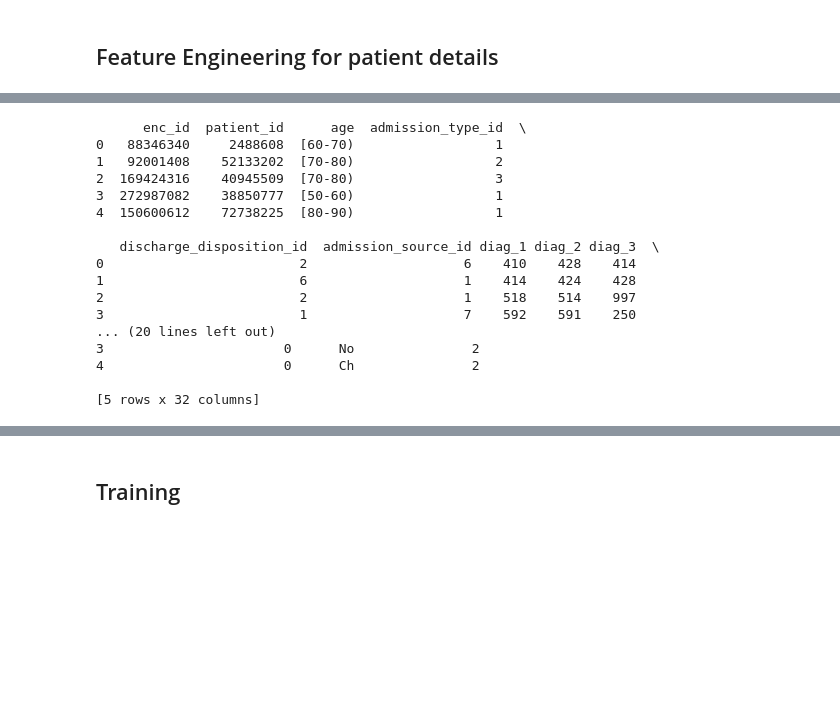
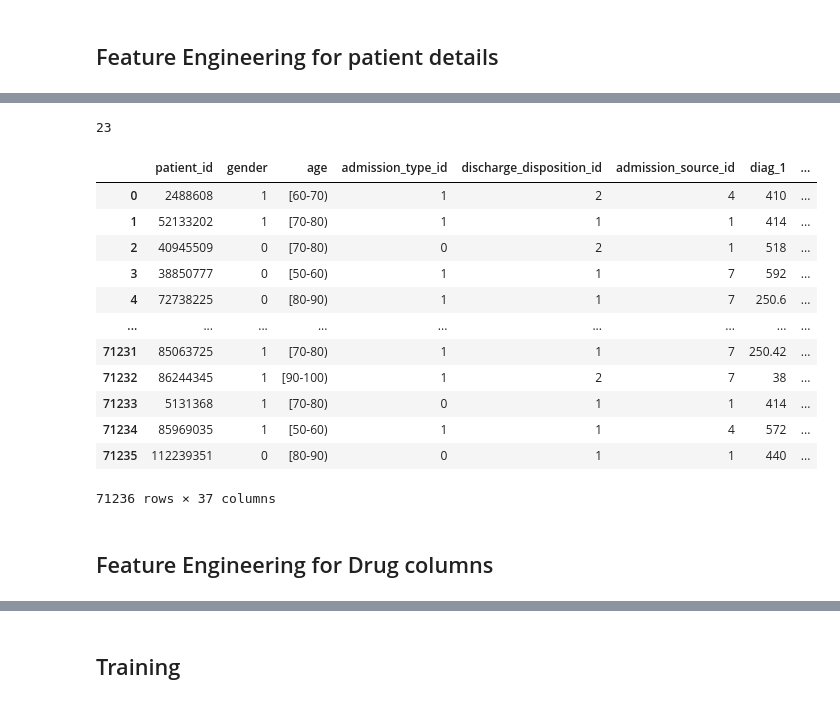
Before and after one commit to Chandak-Keshav/ML_Assignment, a Jupyter notebook: IMT2021027.ipynb, the cells around one changed output, grey strips where cells are left out. Cells and saved outputs as stored; diff of their text form; code cells hidden in the pictures; blank space fills up the shorter version.

```diff
--- a/IMT2021027.ipynb
+++ b/IMT2021027.ipynb
@@ -323,24 +442,24 @@ features = features.fillna(0)
 # %%
-drugs = ['metformin', 'repaglinide', 'nateglinide', 'chlorpropamide', 'glimepiride', 'glipizide', 'glyburide', 'pioglitazone', 'rosiglitazone', 'acarbose', 'miglitol', 'insulin', 'glyburide-metformin', 'tolazamide', 'metformin-pioglitazone','metformin-rosiglitazone', 'glimepiride-pioglitazone', 'glipizide-metformin', 'troglitazone', 'tolbutamide', 'acetohexamide']
-for drug in drugs:
-    new_col = drug + 'temp'
-    categorical_df[drug] = categorical_df[drug].apply(lambda x: 0 if (x == 'No' or x == 'Steady') else 1)
-print(categorical_df.head())
+drugs = ['metformin', 'repaglinide','glimepiride', 'glipizide', 'glyburide', 'pioglitazone', 'rosiglitazone','insulin','citoglipton','nateglinide','chlorpropamide','acarbose','miglitol','glyburide-metformin', 'tolazamide','metformin-pioglitazone', 'metformin-rosiglitazone', 'glimepiride-pioglitazone', 'glipizide-metformin','troglitazone', 'tolbutamide', 'acetohexamide','examide']
-# %% [output]
-      enc_id  patient_id      age  admission_type_id  \
-0   88346340     2488608  [60-70)                  1
-1   92001408    52133202  [70-80)                  2
-2  169424316    40945509  [70-80)                  3
-3  272987082    38850777  [50-60)                  1
-4  150600612    72738225  [80-90)                  1
-
-   discharge_disposition_id  admission_source_id diag_1 diag_2 diag_3  \
-0                         2                    6    410    428    414
-1                         6                    1    414    424    428
-2                         2                    1    518    514    997
-3                         1                    7    592    591    250
-... (20 lines left out)
-3                       0      No               2
-4                       0      Ch               2
-
-[5 rows x 32 columns]
+# %%
+print(len(drugs))
+# %% [output]
+23
+# %%
+categorical_df['change'] = categorical_df['change'].replace('Ch', 1)
+categorical_df['change'] = categorical_df['change'].replace('No', 0)
+categorical_df['gender'] = categorical_df['gender'].replace('Male', 1)
+categorical_df['gender'] = categorical_df['gender'].replace('Female', 0)
+categorical_df['gender'] = categorical_df['gender'].replace('Unknown/Invalid', 0)
+categorical_df['diabetesMed'] = categorical_df['diabetesMed'].replace('Yes', 1)
+categorical_df['diabetesMed'] = categorical_df['diabetesMed'].replace('No', 0)
+# categorical_df["drug_change_sum"]=0
+# for col in drugs:
+#     categorical_df[col] = categorical_df[col].replace('No', 0)
+#     categorical_df[col] = categorical_df[col].replace('Steady', 0)
+#     categorical_df[col] = categorical_df[col].replace('Up', 1)
+#     categorical_df[col] = categorical_df[col].replace('Down', 1)
+# for col in drugs:
+#     categorical_df["drug_change_sum"]+=categorical_df[col]
+# categorical_df=categorical_df.drop(columns=drugs,axis=1)
+# print(categorical_df.shape)
@@ -346,0 +484,18 @@ print(categorical_df.head())
+# %%
+categorical_df.fillna(0)
+# %% [output]
+|  | patient_id | gender | age | admission_type_id | discharge_disposition_id | admission_source_id | diag_1 | ... |
+| 0 | 2488608 | 1 | [60-70) | 1 | 2 | 4 | 410 | ... |
+| 1 | 52133202 | 1 | [70-80) | 1 | 1 | 1 | 414 | ... |
+| 2 | 40945509 | 0 | [70-80) | 0 | 2 | 1 | 518 | ... |
+| 3 | 38850777 | 0 | [50-60) | 1 | 1 | 7 | 592 | ... |
+| 4 | 72738225 | 0 | [80-90) | 1 | 1 | 7 | 250.6 | ... |
+| ... | ... | ... | ... | ... | ... | ... | ... | ... |
+| 71231 | 85063725 | 1 | [70-80) | 1 | 1 | 7 | 250.42 | ... |
+| 71232 | 86244345 | 1 | [90-100) | 1 | 2 | 7 | 38 | ... |
+| 71233 | 5131368 | 1 | [70-80) | 0 | 1 | 1 | 414 | ... |
+| 71234 | 85969035 | 1 | [50-60) | 1 | 1 | 4 | 572 | ... |
+| 71235 | 112239351 | 0 | [80-90) | 0 | 1 | 1 | 440 | ... |
+71236 rows × 37 columns
+# %% [markdown]
+## Feature Engineering for Drug columns
```
Also changed, not shown: parts of 89 cells of this notebook, 5 other files.
